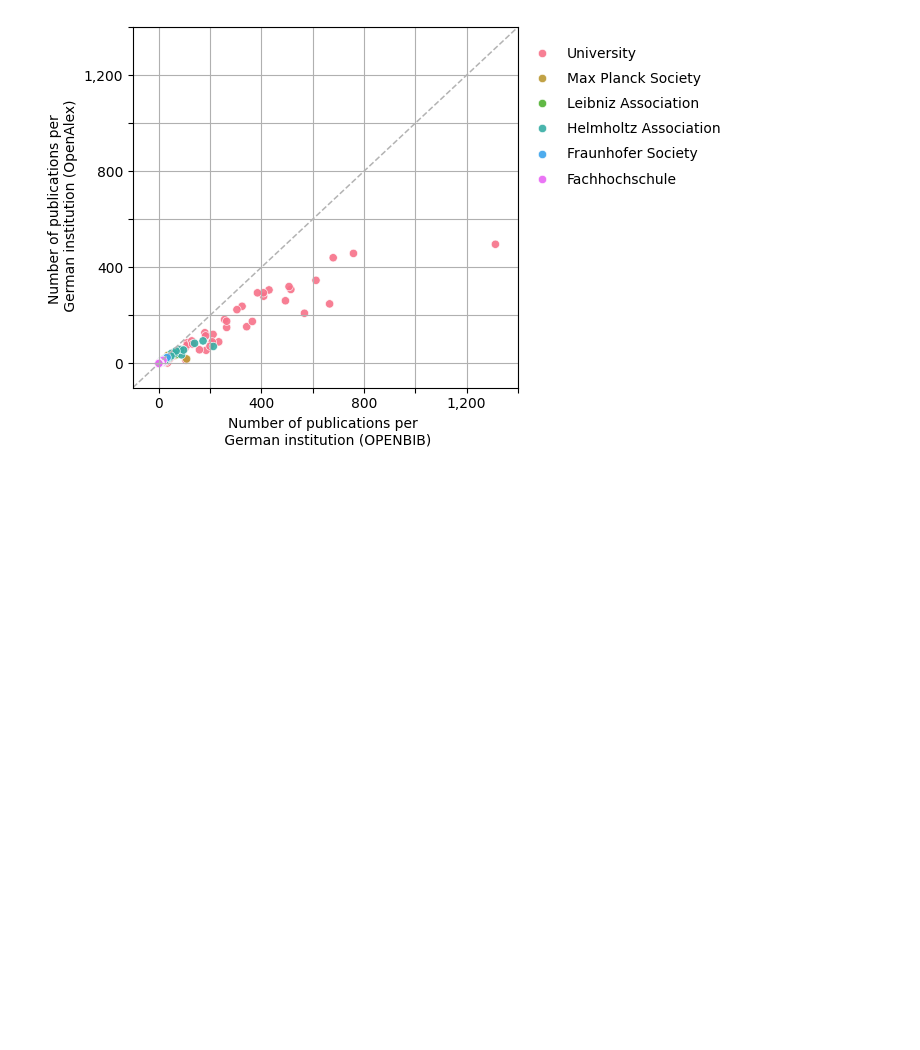
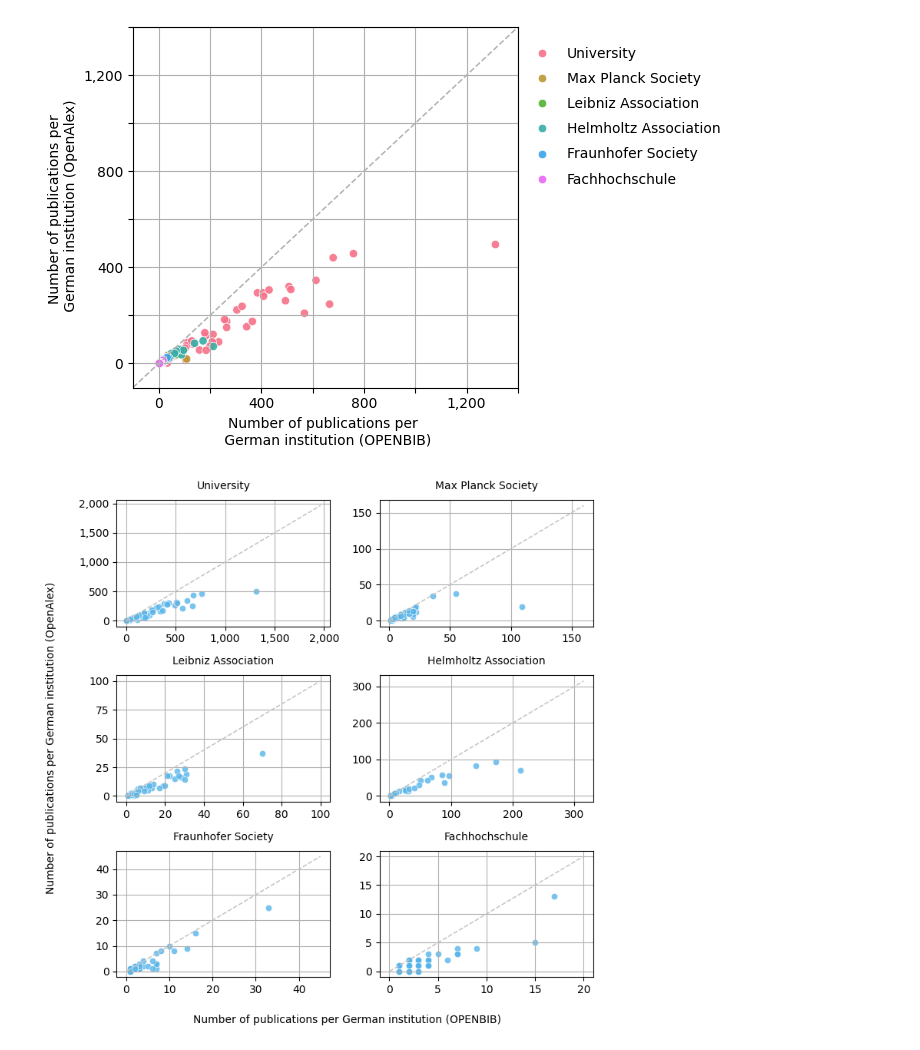
Before and after one commit to kbopenbib/kbopenbib_data, a Jupyter notebook: examples/bigquery_notebook.ipynb, the cells around one changed output. Cells and saved outputs as stored; diff of their text form; code cells hidden in the pictures; blank space fills up the shorter version.

```diff
--- a/examples/bigquery_notebook.ipynb
+++ b/examples/bigquery_notebook.ipynb
@@ -301,12 +191,14 @@ doc_sectors_df_all = doc_sectors_df.groupby(['institution', 'sector'])['n'].sum(
 doc_sectors_df_plot = doc_sectors_df_all.merge(doc_sectors_df_is_research, on=['institution', 'sector'], suffixes=('_all', '_is_research'))
 # %%
 doc_sectors_df_plot = doc_sectors_df_plot[doc_sectors_df_plot.sector.isin(['uni', 'wgl', 'hgf', 'fh', 'mpg', 'fhg'])]
-doc_sectors_df_plot = doc_sectors_df_plot.replace('uni', 'University')
-doc_sectors_df_plot = doc_sectors_df_plot.replace('wgl', 'Leibniz Association')
-doc_sectors_df_plot = doc_sectors_df_plot.replace('hgf', 'Helmholtz Association')
-doc_sectors_df_plot = doc_sectors_df_plot.replace('fh', 'Fachhochschule')
-doc_sectors_df_plot = doc_sectors_df_plot.replace('mpg', 'Max Planck Society')
-doc_sectors_df_plot = doc_sectors_df_plot.replace('fhg', 'Fraunhofer Society')
+doc_sectors_df_plot.replace(dict(
+    uni='University',
+    fh='Fachhochschule',
+    mpg='Max Planck Society',
+    hgf='Helmholtz Association',
+    fhg='Fraunhofer Society',
+    wgl='Leibniz Association'
+), inplace=True)
 
 doc_sectors_df_plot.sort_values(by=['sector'], ascending=False, inplace=True)
 # %%
@@ -521,6 +331,7 @@ funders_sectors_df = client.query(f"""
                                   FROM (
                                       SELECT f.doi
                                       FROM subugoe-collaborative.openbib.funding_information AS f
+                                      WHERE
                                   ) AS openbib_funding
                                   LEFT JOIN (
                                       SELECT oal.doi
@@ -598,3 +409,78 @@ plt.show()
 fig.savefig('funding_information_sectors.png', format='png', bbox_inches='tight', dpi=500)
 # %% [output]
 [figure]
+# %%
+fig, axes = plt.subplots(nrows=3,
+                         ncols=2,
+                         sharex=False,
+                         sharey=False,
+                         figsize=(7,7))
+
+axes = axes.reshape(-1)
+
+for i, ax in enumerate(axes, 1):
+
+    ax = plt.subplot(3,2,i)
+
+    sector = funders_sectors_df_plot.sector.unique()[i-1]
+
+    x = [x for x in range(0, int(funders_sectors_df_plot[funders_sectors_df_plot.sector == sector].f_n.max() * 1.5), 5)]
+    y = x
+
+    plt.grid(True)
+
+    sns.scatterplot(data=funders_sectors_df_plot[funders_sectors_df_plot.sector == sector],
+                    x='f_n',
+                    y='oal_n',
+                    color='#56B4E9',
+                    alpha=0.8)
+
+    sns.lineplot(x=x,
+                 y=y,
+                 color='#c3c3c3',
+                 linestyle='dashed',
+                 linewidth=1.1,
+                 alpha=1)
+
+    ax.set(xlabel=None, ylabel=None)
+
+    if sector == 'University':
+        pass
+
+    if sector == 'Max Planck Society':
+        pass
+
+    if sector == 'Leibniz Association':
+        pass
+
+    if sector == 'Helmholtz Association':
+        pass
+
+    if sector == 'Fraunhofer Society':
+        pass
+
+    if sector == 'Fachhochschule':
+        pass
+
+    ax.xaxis.set_major_formatter(StrMethodFormatter('{x:,.0f}'))
+    ax.yaxis.set_major_formatter(StrMethodFormatter('{x:,.0f}'))
+
+    #plt.setp(ax.get_xticklabels()[::2], visible=False)
+    #plt.setp(ax.get_yticklabels()[::2], visible=False)
+
+    plt.title(sector, fontdict={'fontsize': 10, 'fontweight': 500}, pad=10)
+
+plt.subplots_adjust(wspace=0.5, hspace=0.4)
+
+fig.text(0.52, -0.03, 'Number of publications per German institution (OPENBIB)', ha='center',
+         fontdict={'fontsize': 10, 'fontweight': 400})
+
+fig.text(-0.04, 0.5, 'Number of publications per German institution (OpenAlex)', va='center', rotation='vertical',
+         fontdict={'fontsize': 10, 'fontweight': 400})
+
+plt.tight_layout()
+plt.show()
+
+fig.savefig('funding_information_sectors.png', format='png', bbox_inches='tight', dpi=600)
+# %% [output]
+[figure, added]
```
Also changed, not shown: parts of 29 cells of this notebook, 4 other files.
